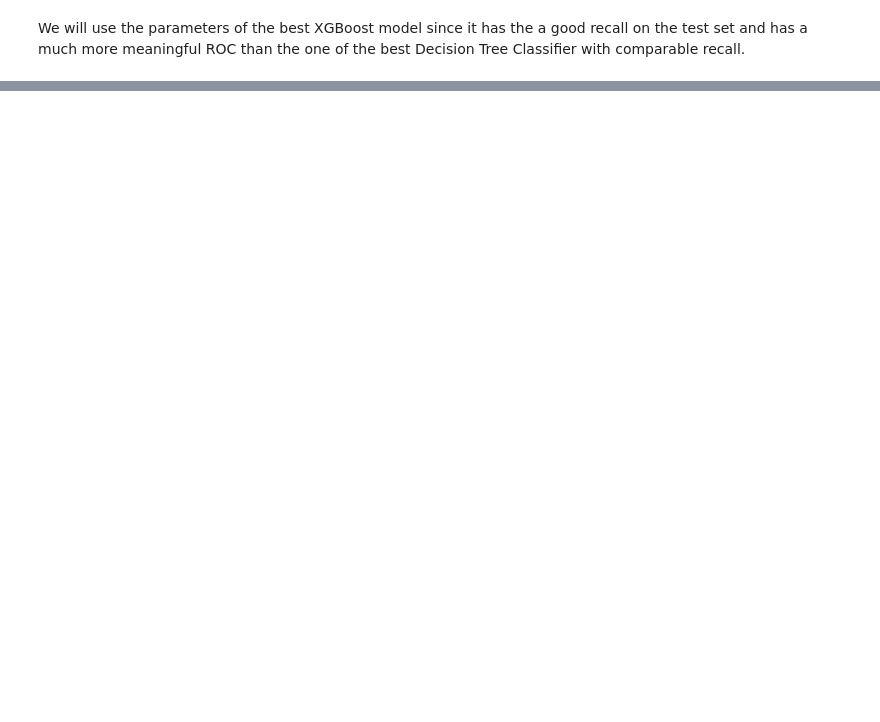
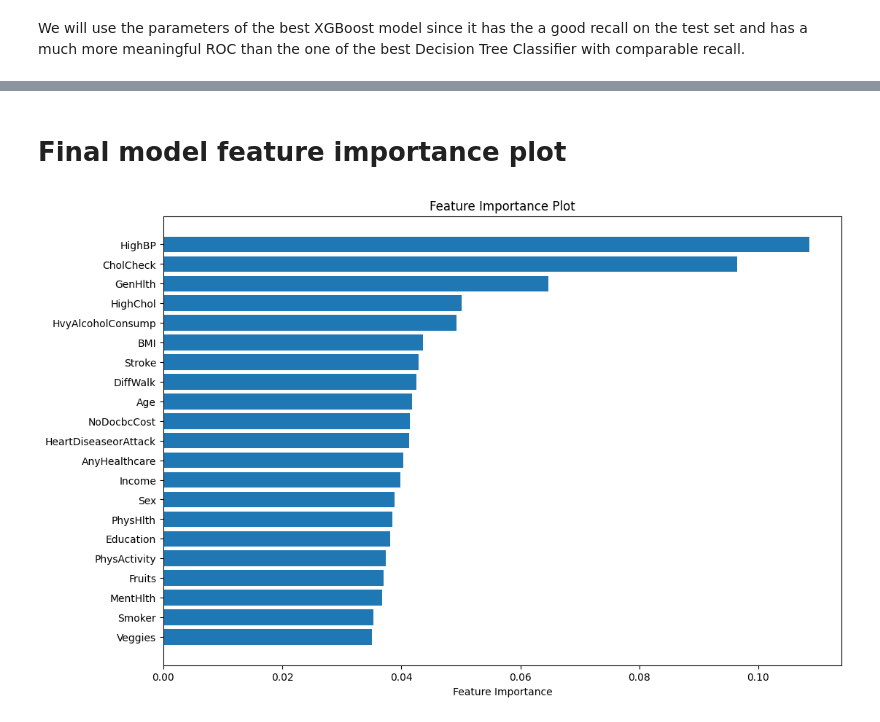
Before and after one commit to aaalexlit/ml_zoomcamp_midterm_cdc_diabetes, a Jupyter notebook: notebook.ipynb, the cells around one changed output, grey strips where cells are left out. Cells and saved outputs as stored; diff of their text form; code cells hidden in the pictures; blank space fills up the shorter version.

```diff
--- a/notebook.ipynb
+++ b/notebook.ipynb
@@ -975,0 +1011,19 @@ Best Hyperparameters: {
+# %% [markdown]
+# Final model feature importance plot
+# %%
+feature_importance = dict(zip(X_train.columns, best_xgb.feature_importances_))
+feature_importance = dict(sorted(feature_importance.items(), key=lambda item: item[1], reverse=True))
+
+# Extract feature names and importances
+feature_names = list(feature_importance.keys())
+importances = list(feature_importance.values())
+
+# Create a bar plot
+plt.figure(figsize=(12, 8))
+plt.barh(feature_names, importances)
+plt.xlabel('Feature Importance')
+plt.title('Feature Importance Plot')
+plt.gca().invert_yaxis()  # Invert the y-axis to display the most important features at the top
+plt.show()
+# %% [output]
+[figure, added]
```
Also changed, not shown: parts of 10 cells of this notebook, 6 other files.
